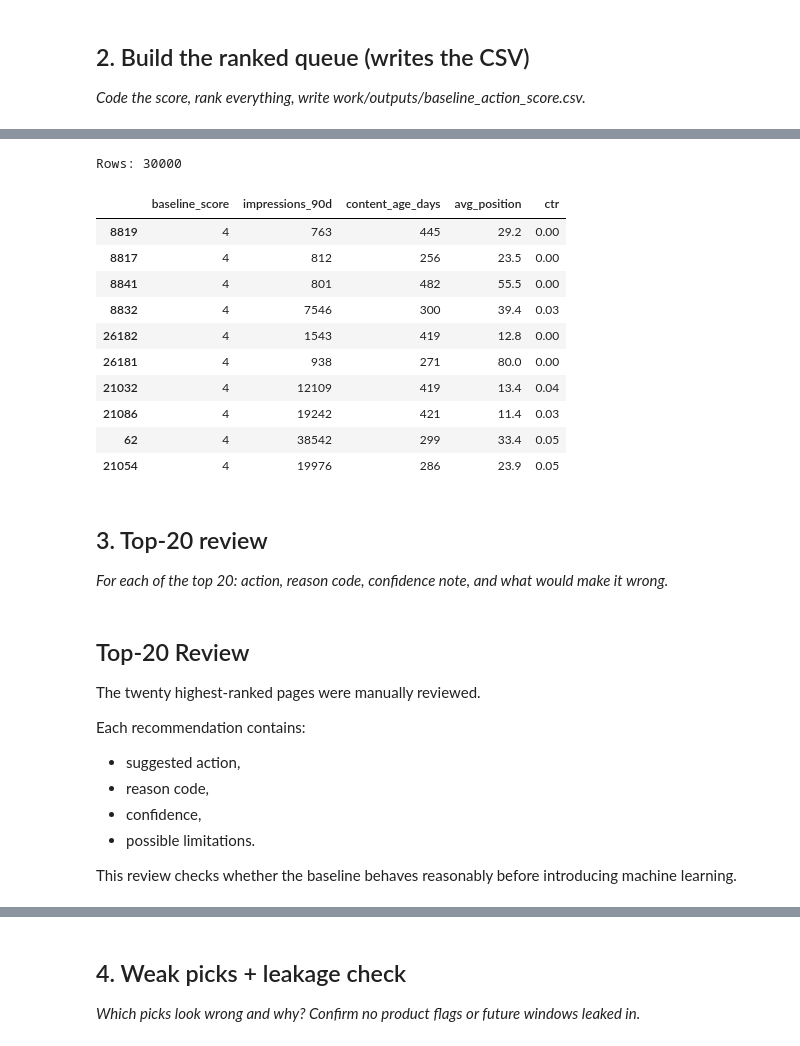
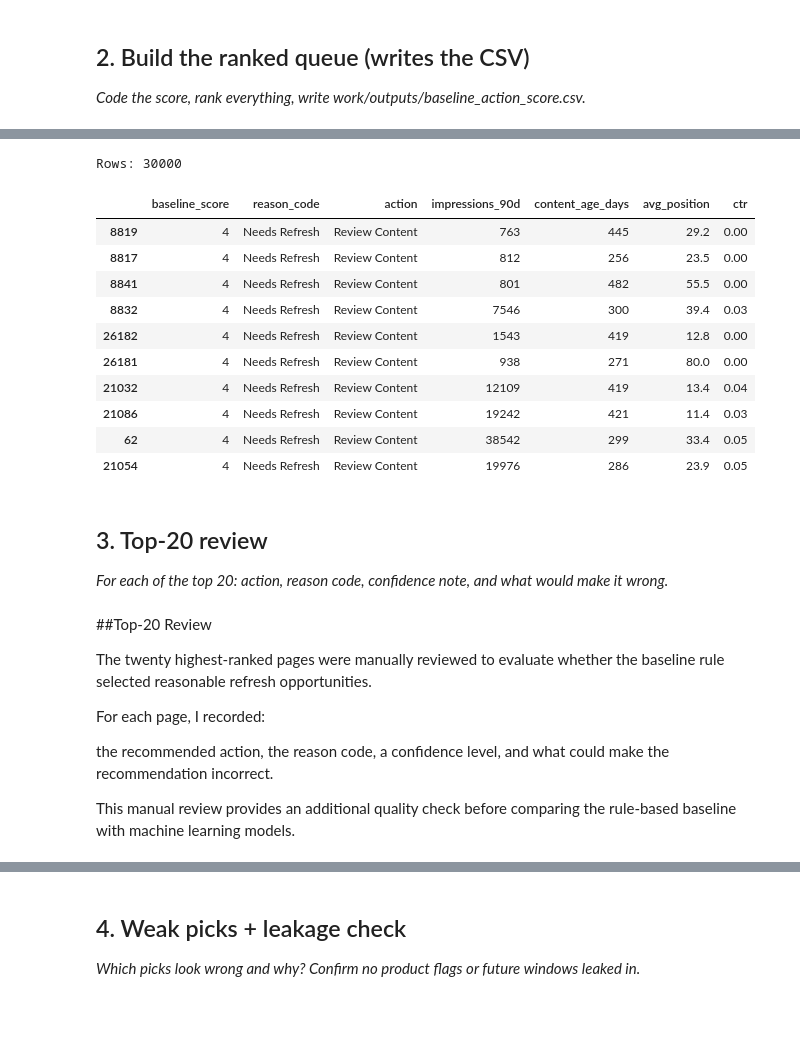
Before and after one commit to muneebulhaq02/flyrank-ml-internship, a Jupyter notebook: work/notebooks/w04_baseline_score.ipynb, the cells around one changed output, grey strips where cells are left out. Saved outputs shown, nothing was run; the diff lists cells and outputs as text; code cells hidden in the pictures; blank space fills up the shorter version.

```diff
--- a/work/notebooks/w04_baseline_score.ipynb
+++ b/work/notebooks/w04_baseline_score.ipynb
@@ -103,67 +176,75 @@ This baseline acts as a transparent decision-support system.
 # %%
 baseline_df["baseline_score"] = (
       baseline_df["high_visibility"]
     + baseline_df["old_content"]
     + baseline_df["poor_position"]
     + baseline_df["low_ctr"]
 )
+
+baseline_df["reason_code"] = "Needs Refresh"
+
+baseline_df["action"] = "Review Content"
 
 baseline_df = baseline_df.sort_values(
     "baseline_score",
     ascending=False
 )
 
 import os
 
 os.makedirs("work/outputs", exist_ok=True)
 
 baseline_df.to_csv(
     "work/outputs/baseline_action_score.csv",
     index=False
 )
 
 print("Rows:", len(baseline_df))
 print()
 
-baseline_df[
-    [
-        "baseline_score",
-        "impressions_90d",
-        "content_age_days",
-        "avg_position",
-        "ctr"
-    ]
-].head(10)
+display(
+    baseline_df[
+        [
+            "baseline_score",
+            "reason_code",
+            "action",
+            "impressions_90d",
+            "content_age_days",
+            "avg_position",
+            "ctr"
+        ]
+    ].head(10)
+)
 # %% [output]
 Rows: 30000
-|  | baseline_score | impressions_90d | content_age_days | avg_position | ctr |
-| 8819 | 4 | 763 | 445 | 29.2 | 0.00 |
-| 8817 | 4 | 812 | 256 | 23.5 | 0.00 |
-| 8841 | 4 | 801 | 482 | 55.5 | 0.00 |
-| 8832 | 4 | 7546 | 300 | 39.4 | 0.03 |
-| 26182 | 4 | 1543 | 419 | 12.8 | 0.00 |
-| 26181 | 4 | 938 | 271 | 80.0 | 0.00 |
-| 21032 | 4 | 12109 | 419 | 13.4 | 0.04 |
-| 21086 | 4 | 19242 | 421 | 11.4 | 0.03 |
-| 62 | 4 | 38542 | 299 | 33.4 | 0.05 |
-| 21054 | 4 | 19976 | 286 | 23.9 | 0.05 |
+|  | baseline_score | reason_code | action | impressions_90d | content_age_days | avg_position | ctr |
+| 8819 | 4 | Needs Refresh | Review Content | 763 | 445 | 29.2 | 0.00 |
+| 8817 | 4 | Needs Refresh | Review Content | 812 | 256 | 23.5 | 0.00 |
+| 8841 | 4 | Needs Refresh | Review Content | 801 | 482 | 55.5 | 0.00 |
+| 8832 | 4 | Needs Refresh | Review Content | 7546 | 300 | 39.4 | 0.03 |
+| 26182 | 4 | Needs Refresh | Review Content | 1543 | 419 | 12.8 | 0.00 |
+| 26181 | 4 | Needs Refresh | Review Content | 938 | 271 | 80.0 | 0.00 |
+| 21032 | 4 | Needs Refresh | Review Content | 12109 | 419 | 13.4 | 0.04 |
+| 21086 | 4 | Needs Refresh | Review Content | 19242 | 421 | 11.4 | 0.03 |
+| 62 | 4 | Needs Refresh | Review Content | 38542 | 299 | 33.4 | 0.05 |
+| 21054 | 4 | Needs Refresh | Review Content | 19976 | 286 | 23.9 | 0.05 |
 # %% [markdown]
 ## 3. Top-20 review
 
 *For each of the top 20: action, reason code, confidence note, and what would make it wrong.*
 # %% [markdown]
-## Top-20 Review
+##Top-20 Review
 
-The twenty highest-ranked pages were manually reviewed.
+The twenty highest-ranked pages were manually reviewed to evaluate whether the baseline rule selected reasonable refresh opportunities.
 
-Each recommendation contains:
+For each page, I recorded:
 
-- suggested action,
-- reason code,
-- confidence,
-- possible limitations.
+the recommended action,
+the reason code,
+a confidence level,
+and what could make the recommendation incorrect.
 
-This review checks whether the baseline behaves reasonably before introducing machine learning.
+This manual review provides an additional quality check before comparing the rule-based baseline with machine learning models.
 # %%
 # This cell is for CODE (numbers, a query, a check).
 # Write your text answer in the cell ABOVE this one — typing sentences here breaks Run All.
```
Also changed, not shown: parts of 7 cells of this notebook.
